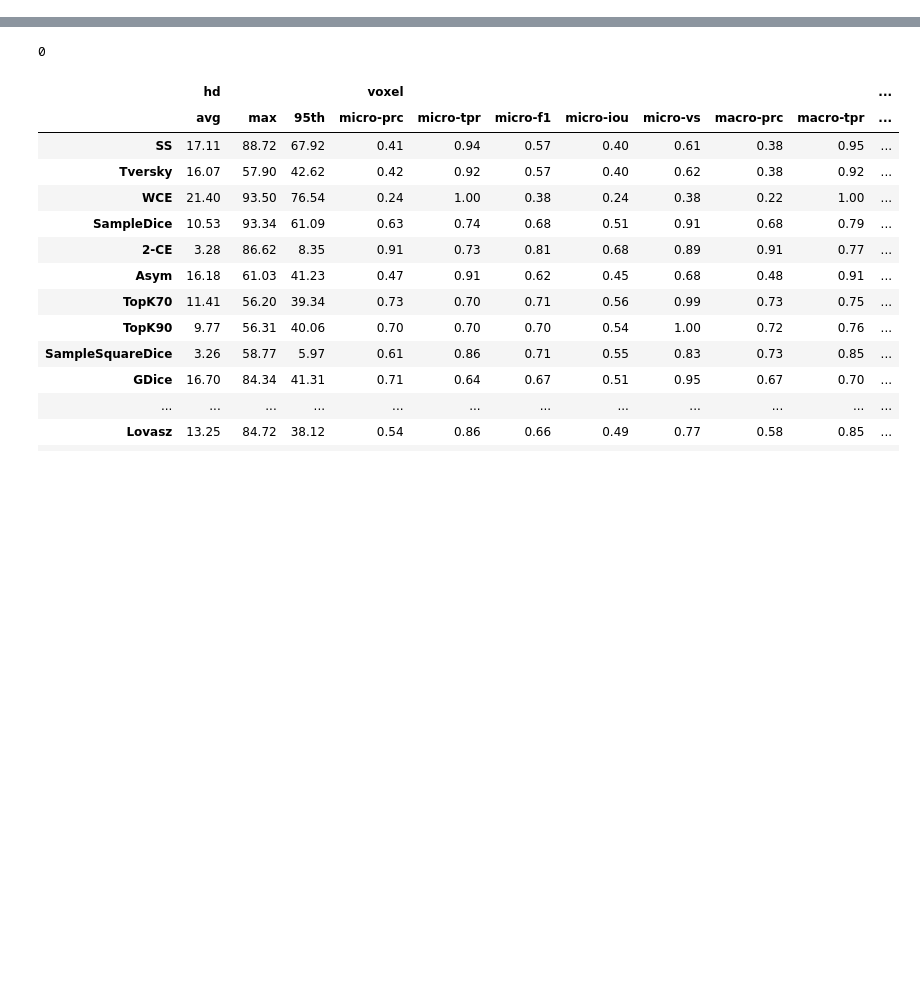
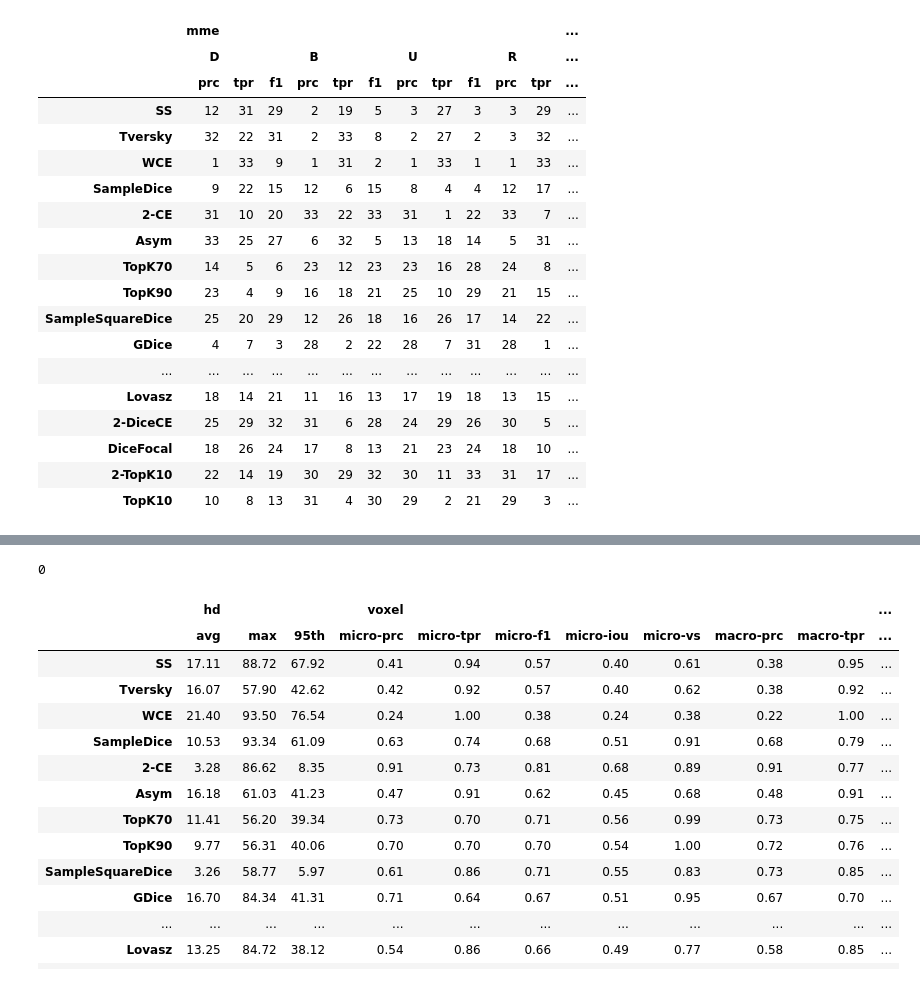
Before and after one commit to modaresimr/evalseg, a Jupyter notebook: notebooks/aggregate_res.ipynb, the cells around one changed output, grey strips where cells are left out. Saved outputs shown, nothing was run; the diff lists cells and outputs as text; code cells hidden in the pictures; blank space fills up the shorter version.

```diff
--- a/notebooks/aggregate_res.ipynb
+++ b/notebooks/aggregate_res.ipynb
@@ -33,0 +100,27 @@ total= evalseg.metrics.cm_calculate(total.get(),'micro')
+# %%
+p=preds[0]
+m='mme'
+a=pd.DataFrame({p: {(m,k,ag):v['macro'][ag]   for k,v in final_rank[p][m][c].items() for ag in ['prc','tpr','f1']}for p in preds}).T
+m='hd'
+b=pd.DataFrame({p: {(m,k,''):v   for k,v in final_rank[p][m][c].items() }for p in preds}).T
+pd.concat([a,b],axis=1)
+# %% [output]
+|  | mme |  |  |  |  |  |  |  |  |  |  | ... |
+|  | D |  |  | B |  |  | U |  |  | R |  | ... |
+|  | prc | tpr | f1 | prc | tpr | f1 | prc | tpr | f1 | prc | tpr | ... |
+| SS | 12 | 31 | 29 | 2 | 19 | 5 | 3 | 27 | 3 | 3 | 29 | ... |
+| Tversky | 32 | 22 | 31 | 2 | 33 | 8 | 2 | 27 | 2 | 3 | 32 | ... |
+| WCE | 1 | 33 | 9 | 1 | 31 | 2 | 1 | 33 | 1 | 1 | 33 | ... |
+| SampleDice | 9 | 22 | 15 | 12 | 6 | 15 | 8 | 4 | 4 | 12 | 17 | ... |
+| 2-CE | 31 | 10 | 20 | 33 | 22 | 33 | 31 | 1 | 22 | 33 | 7 | ... |
+| Asym | 33 | 25 | 27 | 6 | 32 | 5 | 13 | 18 | 14 | 5 | 31 | ... |
+| TopK70 | 14 | 5 | 6 | 23 | 12 | 23 | 23 | 16 | 28 | 24 | 8 | ... |
+| TopK90 | 23 | 4 | 9 | 16 | 18 | 21 | 25 | 10 | 29 | 21 | 15 | ... |
+| SampleSquareDice | 25 | 20 | 29 | 12 | 26 | 18 | 16 | 26 | 17 | 14 | 22 | ... |
+| GDice | 4 | 7 | 3 | 28 | 2 | 22 | 28 | 7 | 31 | 28 | 1 | ... |
+| ... | ... | ... | ... | ... | ... | ... | ... | ... | ... | ... | ... | ... |
+| Lovasz | 18 | 14 | 21 | 11 | 16 | 13 | 17 | 19 | 18 | 13 | 15 | ... |
+| 2-DiceCE | 25 | 29 | 32 | 31 | 6 | 28 | 24 | 29 | 26 | 30 | 5 | ... |
+| DiceFocal | 18 | 26 | 24 | 17 | 8 | 13 | 21 | 23 | 24 | 18 | 10 | ... |
+| 2-TopK10 | 22 | 14 | 19 | 30 | 29 | 32 | 30 | 11 | 33 | 31 | 17 | ... |
+| TopK10 | 10 | 8 | 13 | 31 | 4 | 30 | 29 | 2 | 21 | 29 | 3 | ... |
```
Also changed, not shown: parts of 5 cells of this notebook, 1 other file.
